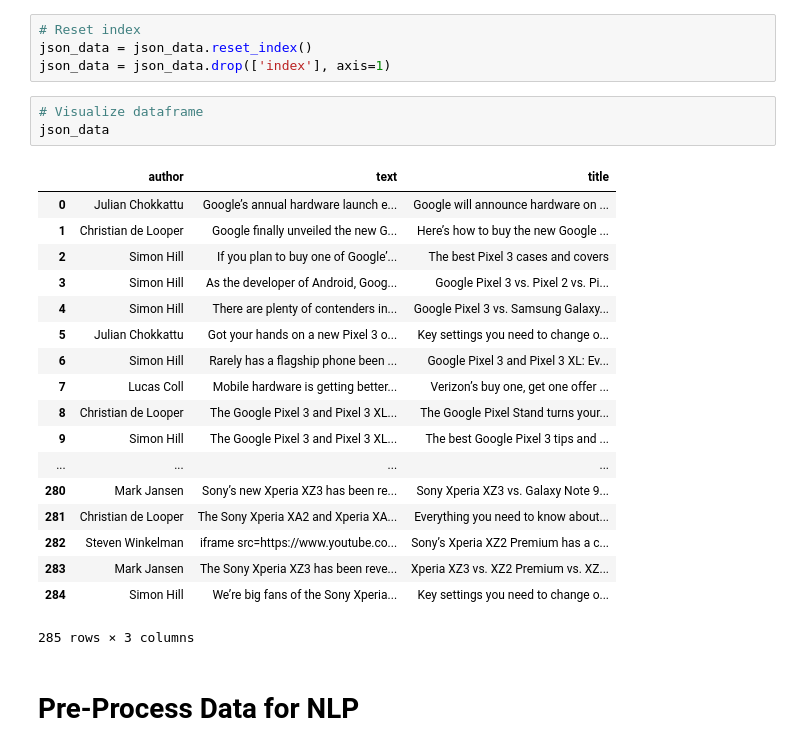
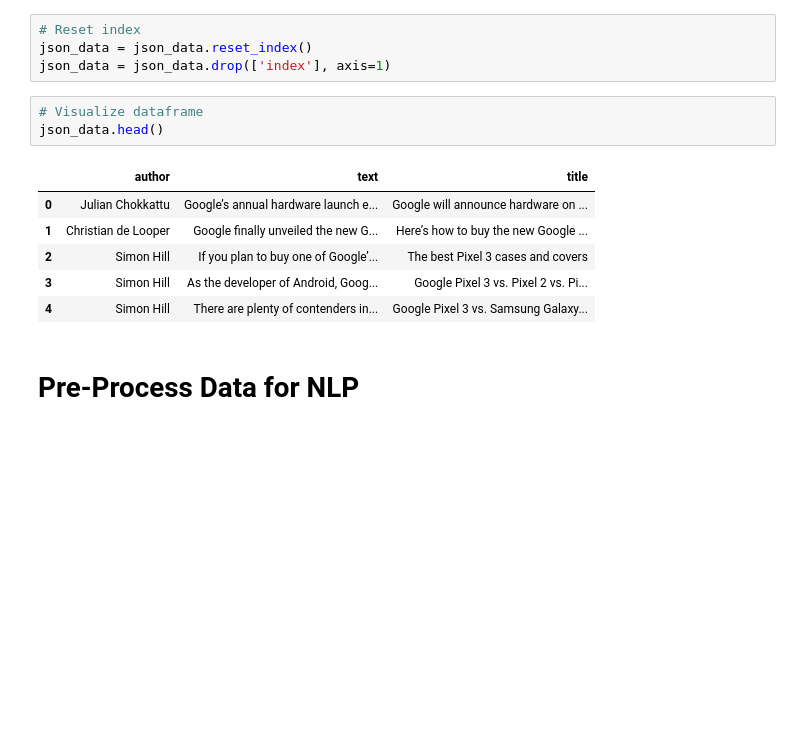
Before and after one commit to ayan1995/Thinkful, a Jupyter notebook: Bootcamp/Final Capstone Opinion Mining/opinion_mining/Notebook/Topic Modelling Working Set/Topic Modeling.ipynb, the cells around one changed output. Cells and saved outputs as stored; diff of their text form; blank space fills up the shorter version.

```diff
--- a/Bootcamp/Final Capstone Opinion Mining/opinion_mining/Notebook/Topic Modelling Working Set/Topic Modeling.ipynb
+++ b/Bootcamp/Final Capstone Opinion Mining/opinion_mining/Notebook/Topic Modelling Working Set/Topic Modeling.ipynb
@@ -98,26 +120,14 @@ json_data = json_data.reset_index()
 json_data = json_data.drop(['index'], axis=1)
 # %%
 # Visualize dataframe
-json_data
+json_data.head()
 # %% [output]
 |  | author | text | title |
 | 0 | Julian Chokkattu | Google’s annual hardware launch e... | Google will announce hardware on ... |
 | 1 | Christian de Looper | Google finally unveiled the new G... | Here’s how to buy the new Google ... |
 | 2 | Simon Hill | If you plan to buy one of Google’... | The best Pixel 3 cases and covers |
 | 3 | Simon Hill | As the developer of Android, Goog... | Google Pixel 3 vs. Pixel 2 vs. Pi... |
 | 4 | Simon Hill | There are plenty of contenders in... | Google Pixel 3 vs. Samsung Galaxy... |
-| 5 | Julian Chokkattu | Got your hands on a new Pixel 3 o... | Key settings you need to change o... |
-| 6 | Simon Hill | Rarely has a flagship phone been ... | Google Pixel 3 and Pixel 3 XL: Ev... |
-| 7 | Lucas Coll | Mobile hardware is getting better... | Verizon’s buy one, get one offer ... |
-| 8 | Christian de Looper | The Google Pixel 3 and Pixel 3 XL... | The Google Pixel Stand turns your... |
-| 9 | Simon Hill | The Google Pixel 3 and Pixel 3 XL... | The best Google Pixel 3 tips and ... |
-| ... | ... | ... | ... |
-| 280 | Mark Jansen | Sony’s new Xperia XZ3 has been re... | Sony Xperia XZ3 vs. Galaxy Note 9... |
-| 281 | Christian de Looper | The Sony Xperia XA2 and Xperia XA... | Everything you need to know about... |
-| 282 | Steven Winkelman | iframe src=https://www.youtube.co... | Sony’s Xperia XZ2 Premium has a c... |
-| 283 | Mark Jansen | The Sony Xperia XZ3 has been reve... | Xperia XZ3 vs. XZ2 Premium vs. XZ... |
-| 284 | Simon Hill | We’re big fans of the Sony Xperia... | Key settings you need to change o... |
-285 rows × 3 columns
 # %% [markdown]
 # Pre-Process Data for NLP
 # %%
```
Also changed, not shown: parts of 31 cells of this notebook, 10 other files.
